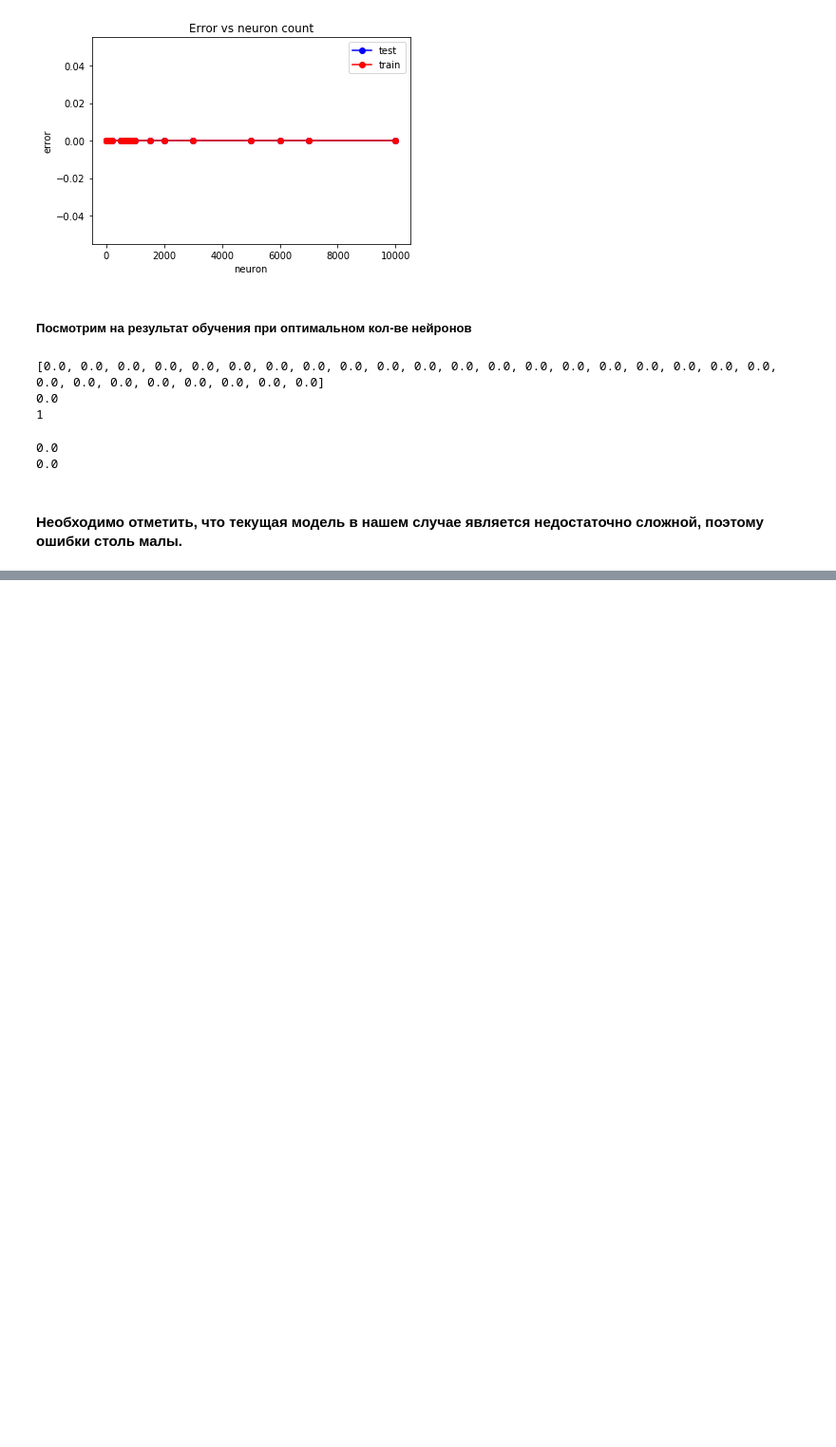
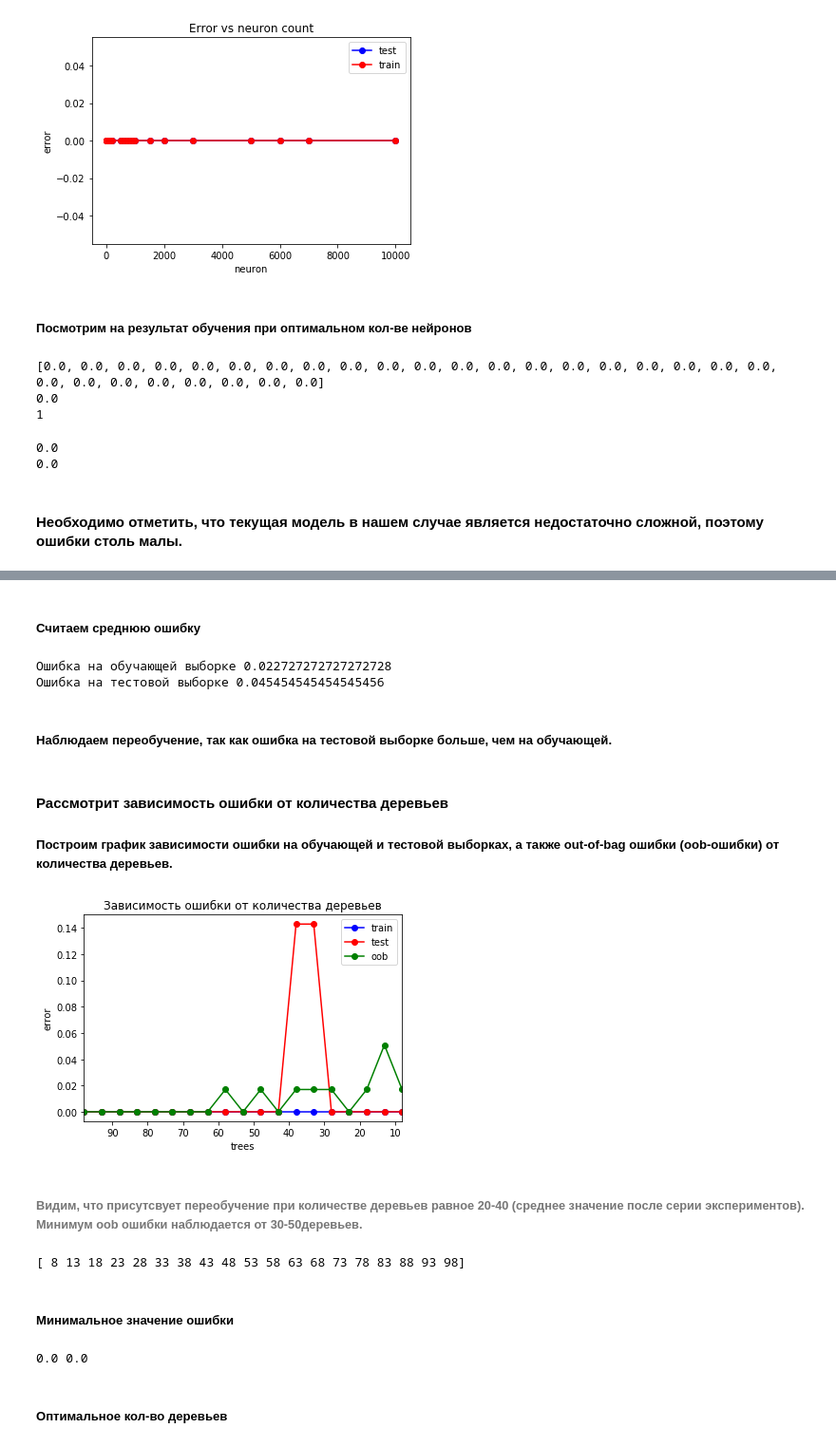
Before and after one commit to might52/ml, a Jupyter notebook: ml_lab1/ml_kabaddi.ipynb, the cells around one changed output, grey strips where cells are left out. Shown at 95% size. Saved outputs shown, nothing was run; the diff lists cells and outputs as text; code cells hidden in the pictures; blank space fills up the shorter version.

Commit message:
Home task 3.Trees

```diff
--- a/ml_lab1/ml_kabaddi.ipynb
+++ b/ml_lab1/ml_kabaddi.ipynb
@@ -1009,0 +1016,3 @@ print(np.mean(y_test != y_test_pred))
+# %%
+from sklearn.model_selection import train_test_split
+X_train, X_test, y_train, y_test = train_test_split(X, y, test_size = 0.33, random_state = 20)
@@ -1009,0 +1021,4 @@ print(np.mean(y_test != y_test_pred))
+# %%
+from sklearn import ensemble
+rf_model = ensemble.RandomForestClassifier(n_estimators = 4)
+rf_model.fit(X_train, y_train)
@@ -1009,0 +1033,55 @@ print(np.mean(y_test != y_test_pred))
+# %% [markdown]
+##### Считаем среднюю ошибку
+# %%
+err_train = np.mean(y_train != rf_model.predict(X_train))
+err_test  = np.mean(y_test  != rf_model.predict(X_test))
+
+print("Ошибка на обучающей выборке", err_train)
+print("Ошибка на тестовой выборке", err_test)
+# %% [output]
+Ошибка на обучающей выборке 0.022727272727272728
+Ошибка на тестовой выборке 0.045454545454545456
+# %% [markdown]
+##### Наблюдаем переобучение, так как ошибка на тестовой выборке больше, чем на обучающей.
+# %% [markdown]
+#### Рассмотрит зависимость ошибки от количества деревьев
+##### Построим график зависимости ошибки на обучающей и тестовой выборках, а также out-of-bag ошибки (oob-ошибки) от количества деревьев.
+# %%
+trees_arr = np.arange(8, 100, 5)
+test_err = []
+train_err = []
+oob_err = []
+for trees in trees_arr:
+    rf_model = ensemble.RandomForestClassifier(n_estimators = trees, oob_score=True)
+    rf_model.fit(X_train, y_train)
+    train_err.append(np.mean(y_train != rf_model.predict(X_train)))
+    test_err.append(np.mean(y_test  != rf_model.predict(X_test)))
+    oob_err.append(1 - rf_model.oob_score_)
+# %%
+plt.plot(trees_arr, train_err, 'b-o', label = 'train')
+plt.plot(trees_arr, test_err, 'r-o', label = 'test')
+plt.plot(trees_arr, oob_err, 'g-o', label = 'oob')
+plt.xlim([np.max(trees_arr), np.min(trees_arr)])
+plt.title('Зависимость ошибки от количества деревьев')
+plt.xlabel('trees')
+plt.ylabel('error')
+plt.legend()
+pass
+# %% [output]
+[figure, added]
+# %% [markdown]
+###### Видим, что присутсвует переобучение при количестве деревьев равное 20-40 (среднее значение после серии экспериментов). Минимум  oob ошибки наблюдается от 30-50деревьев.
+# %%
+print(trees_arr)
+# %% [output]
+[ 8 13 18 23 28 33 38 43 48 53 58 63 68 73 78 83 88 93 98]
+# %% [markdown]
+##### Минимальное значение ошибки
+# %%
+min_train_err = np.min(train_err)
+min_test_err = np.min(test_err)
+print(min_train_err, min_test_err)
+# %% [output]
+0.0 0.0
+# %% [markdown]
+##### Оптимальное кол-во деревьев
```
Also changed, not shown: parts of 49 cells of this notebook.
